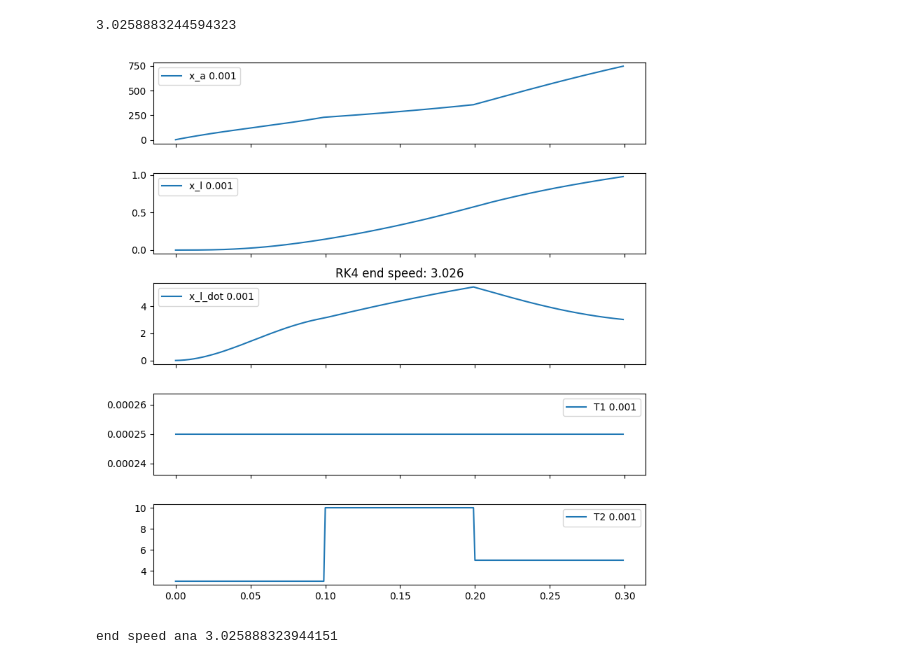
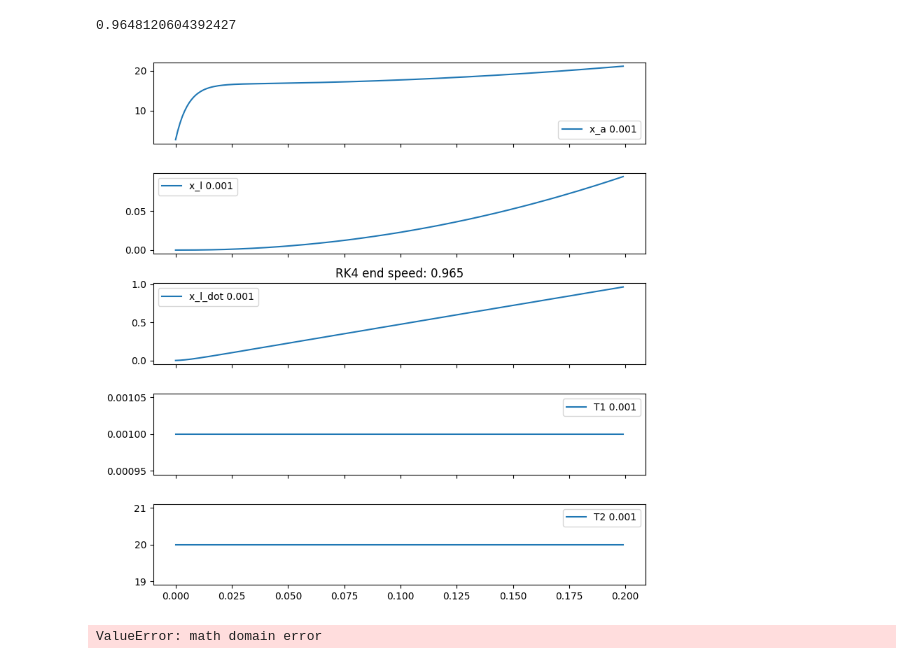
Before and after one commit to NovelMobileRobotsLab/pinto-squirrel, a Jupyter notebook: SEA/comparediffyq_re.ipynb, the cells around one changed output. Saved outputs shown, nothing was run; the diff lists cells and outputs as text; code cells hidden in the pictures.

```diff
--- a/SEA/comparediffyq_re.ipynb
+++ b/SEA/comparediffyq_re.ipynb
@@ -48,51 +51,52 @@ log_T = []
 dt = 0.001
 times = []
 
-T2 = 3
-for ti in np.arange(0, 0.1, dt):
+T1 = 0.001
+T2 = 20
+for ti in np.arange(0, 0.2, dt):
     X = RK4(f, X, dt)
     times.append(ti)
     log.append(X)
     log_T.append((T1, T2))
 
-T2 = 10
-for ti in np.arange(0.1, 0.2, dt):
-    X = RK4(f, X, dt)
-    times.append(ti)
-    log.append(X)
-    log_T.append((T1, T2))
+# T2 = 10
+# for ti in np.arange(0.1, 0.2, dt):
+#     X = RK4(f, X, dt)
+#     times.append(ti)
+#     log.append(X)
+#     log_T.append((T1, T2))
 
-T2 = 5
-for ti in np.arange(0.2, 0.3, dt):
-    X = RK4(f, X, dt)
-    times.append(ti)
-    log.append(X)
-    log_T.append((T1, T2))
+# T2 = 5
+# for ti in np.arange(0.2, 0.3, dt):
+#     X = RK4(f, X, dt)
+#     times.append(ti)
+#     log.append(X)
+#     log_T.append((T1, T2))
 
 log = np.array(log)
 log_T = np.array(log_T)
 endv = log[:,2][-1]
 print(endv)
 
 fig, axs = plt.subplots(5, 1, sharex=True, figsize=(8,8))
 axs[0].plot(times, log[:,0], label=f'x_a {dt}')
 
 # axs[0].plot(times, np.gradient(log[:,0])/dt, label=f'x_a_dot {dt}')
 
 axs[1].plot(times, log[:,1], label=f'x_l {dt}')
 
 axs[2].plot(times, log[:,2], label=f'x_l_dot {dt}')
 axs[2].set_title(f'RK4 end speed: {np.round(endv, 3)}')
 
 axs[3].plot(times, log_T[:,0], label=f'T1 {dt}')
 axs[4].plot(times, log_T[:,1], label=f'T2 {dt}')
 
 for ax in axs:
     ax.legend()
 plt.show()
 # %% [output]
-3.0258883244594323
+0.9648120604392427
-[figure, old version]
+[figure, new version]
 # %%
 from math import *
 
@@ -109,7 +113,7 @@ def get_state(t, ics=[0,0,0]):
     x7 = m_l*v_l0*x6 + tau_max*x_a0
     x8 = (1/2)*v_l0 - 1/2*x6
     x9 = 1/T2
-    x10 = sqrt(-T1**4*k**2*m_l**2*x0*x4 + 4*k*m_l*tau_max**2)
+    x10 = sqrt((-T1**4*k**2*m_l**2*x0*x4 + 4*k*m_l*tau_max**2))
     x11 = (1/2)*x2
     x12 = t*x10*x11*x9/m_l
     x13 = exp(-k*omega_max*t*x11*x3)
@@ -135,7 +139,8 @@ log = []
 dt = 0.1
 times = []
 
-T2 = 3
+T1 = 0.001
+T2 = 20
 X = get_state(0)
 times.append(0)
 log.append(X)
@@ -144,15 +149,15 @@ X = get_state(0.1, X)
 times.append(0.1)
 log.append(X)
 
-T2 = 10
+# T2 = 10
 X = get_state(0.1, X)
 times.append(0.2)
 log.append(X)
 
-T2 = 5
-X = get_state(0.1, X)
-times.append(0.3)
-log.append(X)
+# T2 = 5
+# X = get_state(0.1, X)
+# times.append(0.3)
+# log.append(X)
 
 print("end speed ana", X[2])
 
@@ -166,4 +171,4 @@ axs[2].plot(times, log[:,2], 'ro', label='v_l ana')
 for ax in axs:
     ax.legend()
 # %% [output]
-end speed ana 3.025888323944151
+ValueError: math domain error
```
Also changed, not shown: parts of 1 cell of this notebook, 13 other files.
